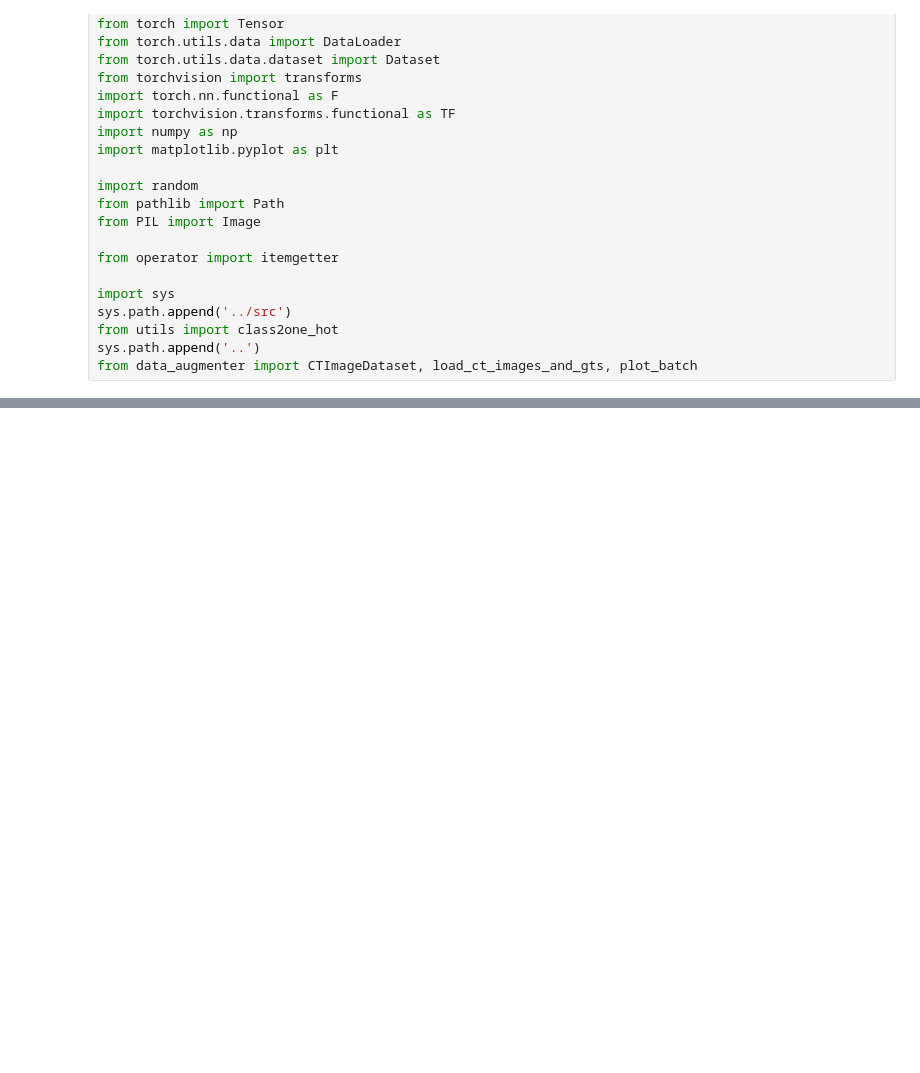
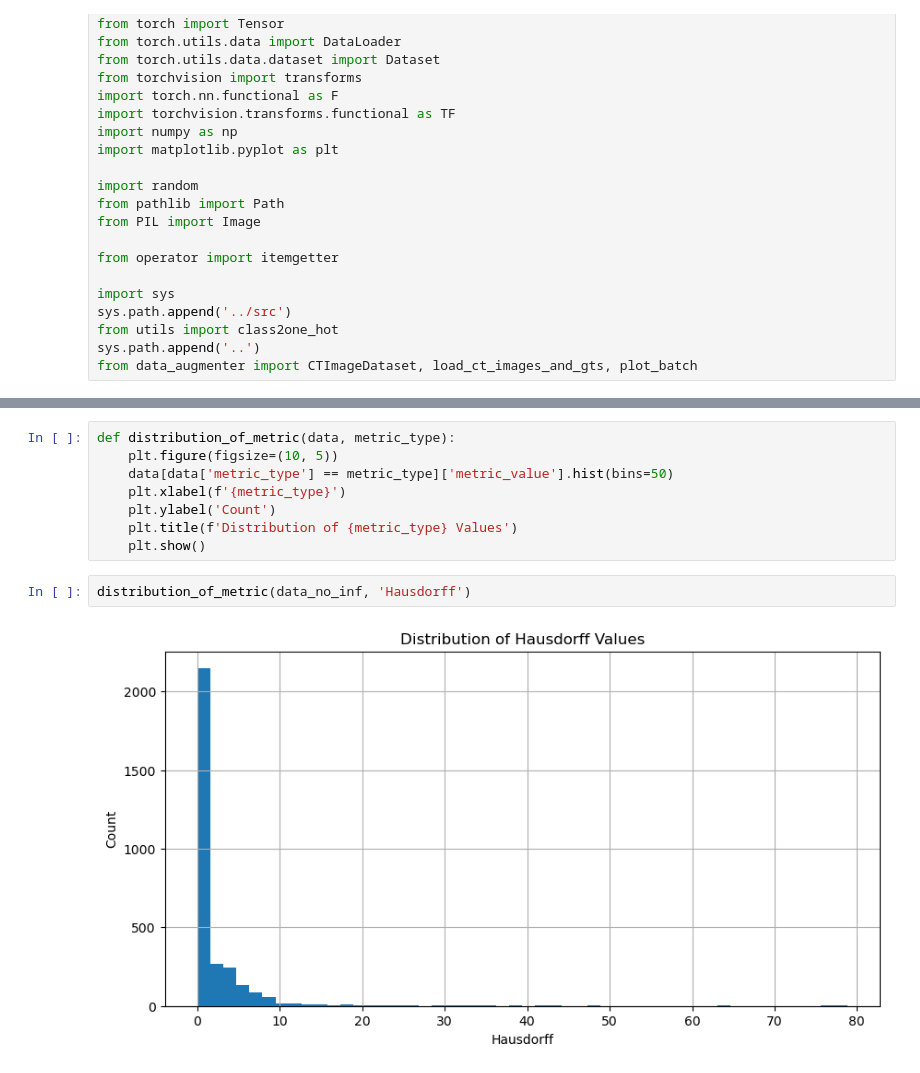
Before and after one commit to WouterBant/AI4MI, a Jupyter notebook: notebooks/visualisations.ipynb, the cells around one changed output, grey strips where cells are left out. Drawn from its saved outputs; the diff is of its cells as text; blank space fills up the shorter version.

```diff
--- a/notebooks/visualisations.ipynb
+++ b/notebooks/visualisations.ipynb
@@ -81,0 +107,12 @@ plt.show()
+# %%
+def distribution_of_metric(data, metric_type):
+    plt.figure(figsize=(10, 5))
+    data[data['metric_type'] == metric_type]['metric_value'].hist(bins=50)
+    plt.xlabel(f'{metric_type}')
+    plt.ylabel('Count')
+    plt.title(f'Distribution of {metric_type} Values')
+    plt.show()
+# %%
+distribution_of_metric(data_no_inf, 'Hausdorff')
+# %% [output]
+[figure, added]
```
Also changed, not shown: parts of 30 cells of this notebook, 2 other files.
